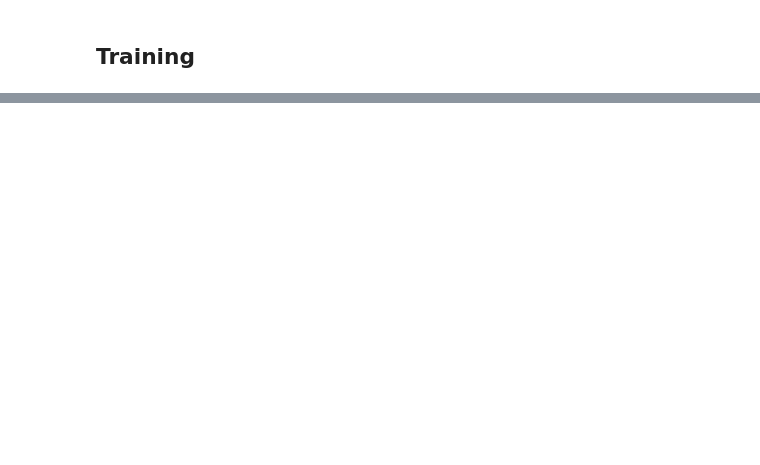
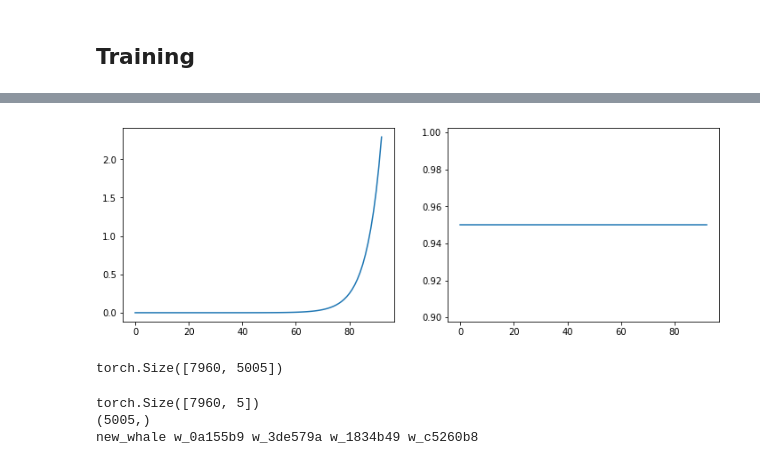
Before and after one commit to jachen36/humpback_kaggle, a Jupyter notebook: first_attempt-Copy1.ipynb, the cells around one changed output, grey strips where cells are left out. Drawn from its saved outputs; the diff is of its cells as text; code cells hidden in the pictures; blank space fills up the shorter version.

```diff
--- a/first_attempt-Copy1.ipynb
+++ b/first_attempt-Copy1.ipynb
@@ -216,3 +229,7 @@ learn.fit_one_cycle(3, pct_start=0.8)
+# %%
+learn.recorder.plot_lr(show_moms=True)
+# %% [output]
+[figure, added]
 # %%
 learn.unfreeze()
 learn.fit_one_cycle(2, max_lr=slice(1e-6, 1e-3), pct_start=0.8)
@@ -234,0 +238,15 @@ data.train_dl.
+# %%
+pred.shape
+# %% [output]
+torch.Size([7960, 5005])
+# %%
+pred_sort = pred.argsort(dim=-1, descending=True)[:,:5]
+print(pred_sort.shape)
+clsnp = np.asarray(learn.data.classes)
+print(clsnp.shape)
+pred_cls = [" ".join(clsnp[x]) for x in pred_sort.numpy()]
+print(pred_cls[0])
+# %% [output]
+torch.Size([7960, 5])
+(5005,)
+new_whale w_0a155b9 w_3de579a w_1834b49 w_c5260b8
```
Also changed, not shown: parts of 36 cells of this notebook, 1 other file.
